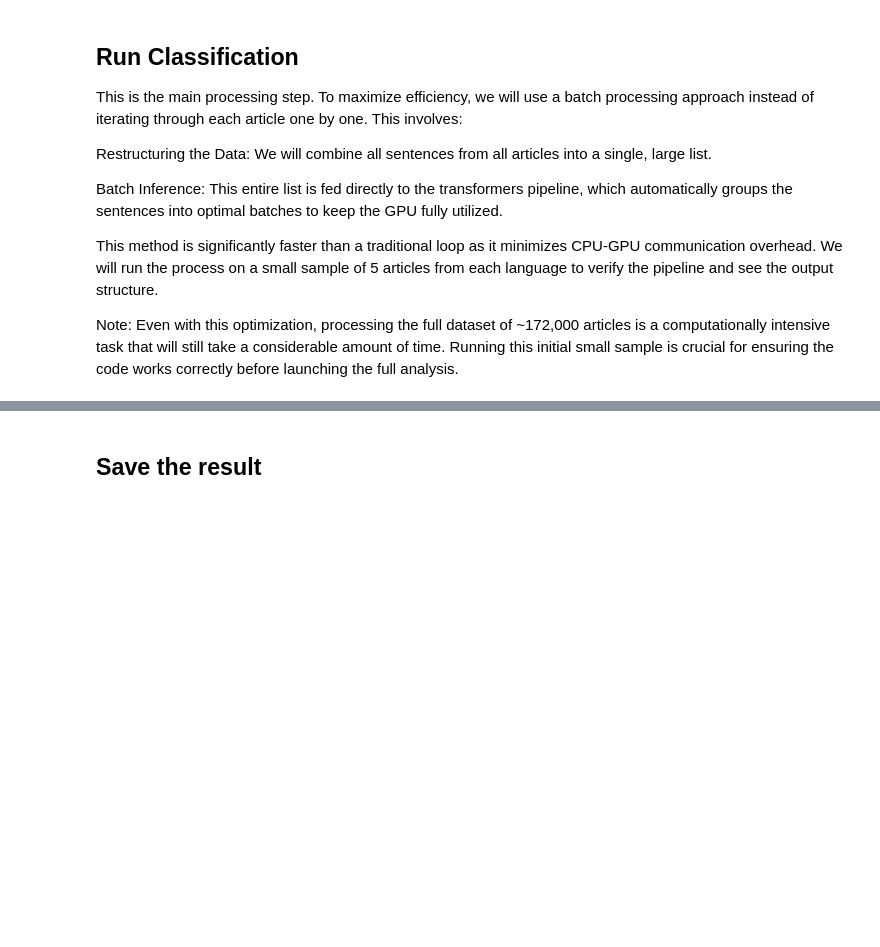
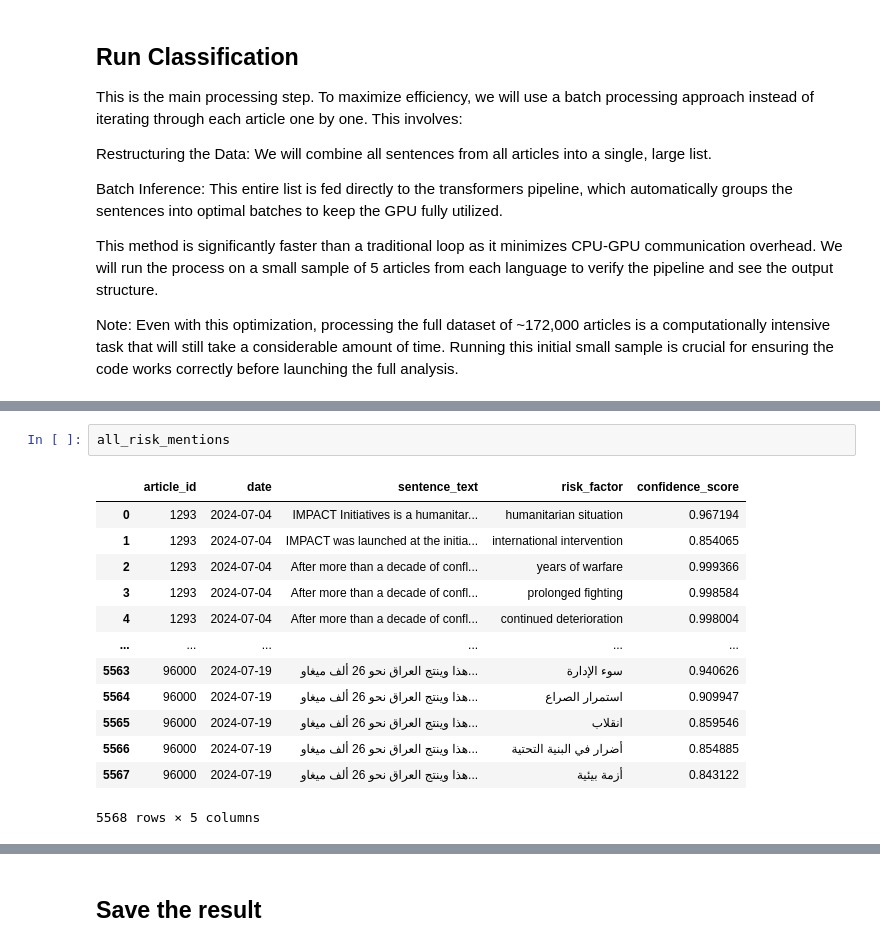
Before and after one commit to AdamPrzychodni/food-crisis-early-warning-system-research, a Jupyter notebook: notebooks/03_model_selection.ipynb, the cells around one changed output, grey strips where cells are left out. Cells and saved outputs as stored; diff of their text form; blank space fills up the shorter version.

```diff
--- a/notebooks/03_model_selection.ipynb
+++ b/notebooks/03_model_selection.ipynb
@@ -226,0 +222,16 @@ Risk factor extraction complete.
+# %%
+all_risk_mentions
+# %% [output]
+|  | article_id | date | sentence_text | risk_factor | confidence_score |
+| 0 | 1293 | 2024-07-04 | IMPACT Initiatives is a humanitar... | humanitarian situation | 0.967194 |
+| 1 | 1293 | 2024-07-04 | IMPACT was launched at the initia... | international intervention | 0.854065 |
+| 2 | 1293 | 2024-07-04 | After more than a decade of confl... | years of warfare | 0.999366 |
+| 3 | 1293 | 2024-07-04 | After more than a decade of confl... | prolonged fighting | 0.998584 |
+| 4 | 1293 | 2024-07-04 | After more than a decade of confl... | continued deterioration | 0.998004 |
+| ... | ... | ... | ... | ... | ... |
+| 5563 | 96000 | 2024-07-19 | هذا وينتج العراق نحو 26 ألف ميغاو... | سوء الإدارة | 0.940626 |
+| 5564 | 96000 | 2024-07-19 | هذا وينتج العراق نحو 26 ألف ميغاو... | استمرار الصراع | 0.909947 |
+| 5565 | 96000 | 2024-07-19 | هذا وينتج العراق نحو 26 ألف ميغاو... | انقلاب | 0.859546 |
+| 5566 | 96000 | 2024-07-19 | هذا وينتج العراق نحو 26 ألف ميغاو... | أضرار في البنية التحتية | 0.854885 |
+| 5567 | 96000 | 2024-07-19 | هذا وينتج العراق نحو 26 ألف ميغاو... | أزمة بيئية | 0.843122 |
+5568 rows × 5 columns
```
Also changed, not shown: parts of 8 cells of this notebook.
